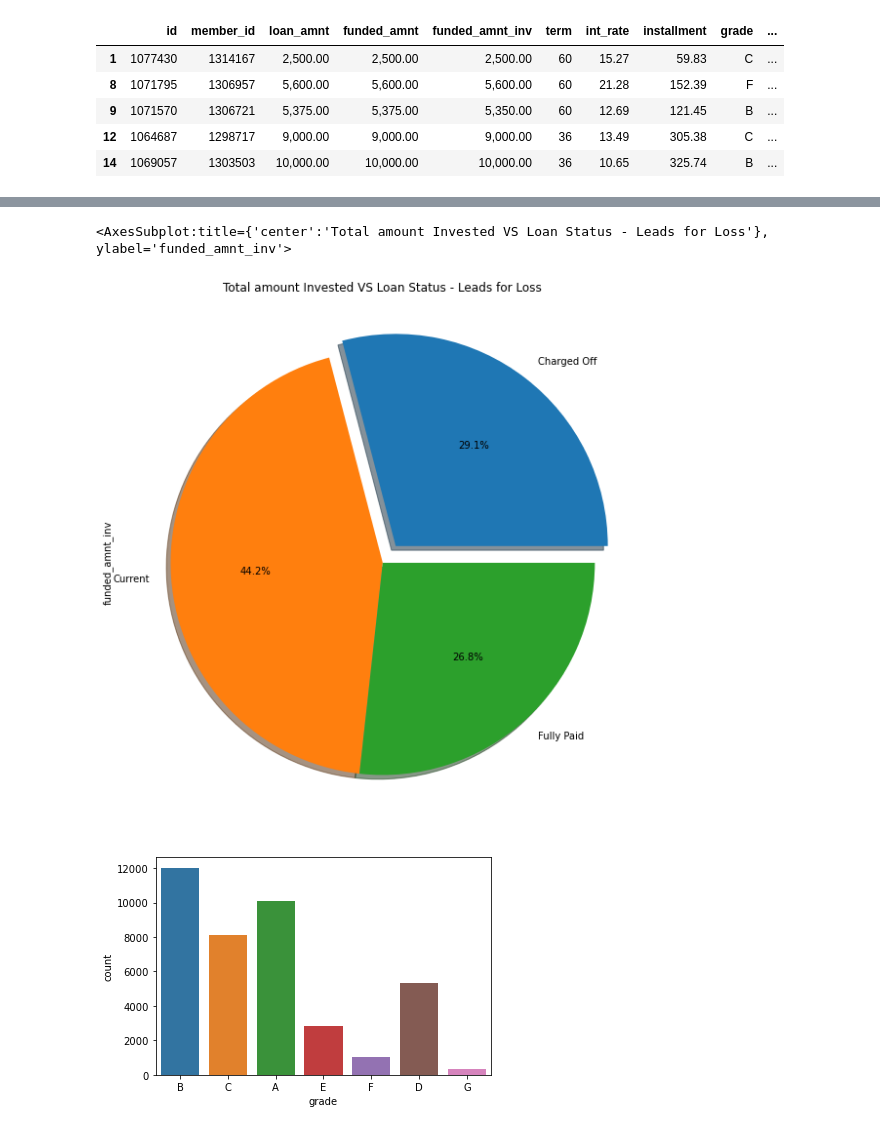
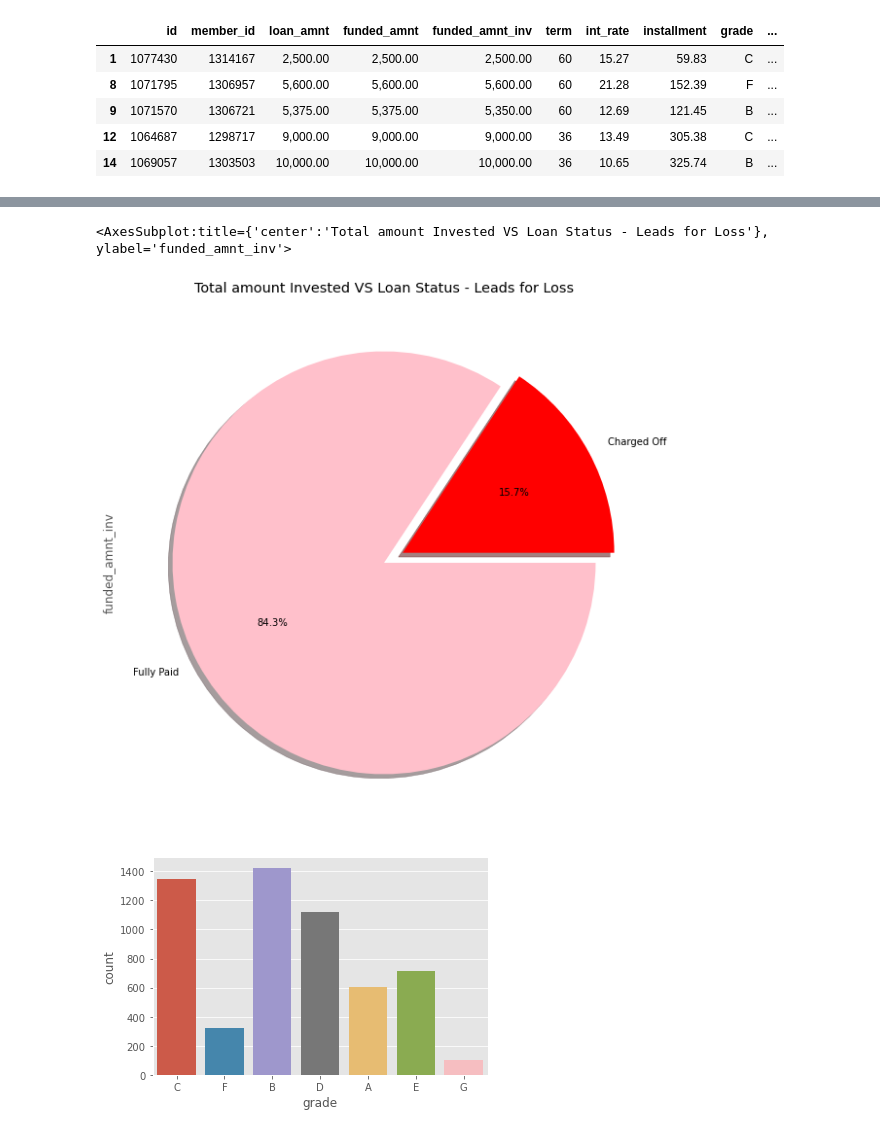
Before and after one commit to aerokhaleel/LendingClub_CaseStudy, a Jupyter notebook: Group_Facilitator_Avasarala_saisrinivas.ipynb, the cells around one changed output, grey strips where cells are left out. Saved outputs shown, nothing was run; the diff lists cells and outputs as text; code cells hidden in the pictures.

```diff
--- a/Group_Facilitator_Avasarala_saisrinivas.ipynb
+++ b/Group_Facilitator_Avasarala_saisrinivas.ipynb
@@ -175,3 +157,5 @@ data.shape
 (39717, 53)
 # %%
 ## cleaning rows - Remove loan status in current
+data.drop(data[data['loan_status'] == 'Current'].index, inplace = True)
+data.shape
@@ -297,0 +291,5 @@ plt.show()
+# %%
+plt.style.use("ggplot")
+sns.histplot(data.funded_amnt_inv, bins=25)
+plt.title("Distribution of Loan amount", fontsize=12)
+plt.show()
@@ -298,5 +298,5 @@ plt.show()
 # %%
 #remove outliner for term 36 > 25000 loan invested from Master
-datatest.drop(datatest[(datatest['funded_amnt_inv'] > 25000) & (datatest['term'] == 36)].index, inplace = True)
+data.drop(data[(data['funded_amnt_inv'] > 25000) & (data['term'] == 36)].index, inplace = True)
 data.shape
 # %% [output]
@@ -312,12 +312,13 @@ for bar in plots.patches:
 # %%
-data.groupby(['loan_status'])['funded_amnt_inv'].mean().plot.pie(y='status', title="Total amount Invested VS Loan Status - Leads for Loss", legend=False, \
-                   autopct='%1.1f%%', explode=(0.1, 0,0), \
-                   shadow=True, startangle=0, figsize=(10,10))
+data.groupby(['loan_status'])['funded_amnt_inv'].sum().plot.pie(y='status', title="Total amount Invested VS Loan Status - Leads for Loss", legend=False, \
+                   autopct='%1.1f%%', explode=(0.1,0), \
+                   shadow=True, startangle=0, figsize=(10,10),colors = ['red', 'pink'] )
 # %% [output]
 <AxesSubplot:title={'center':'Total amount Invested VS Loan Status - Leads for Loss'}, ylabel='funded_amnt_inv'>
-[figure, old version]
+[figure, new version]
 # %%
-sns.countplot(x='grade', data=data)
+# Grade B & C are likey factor for defaulter
+sns.countplot(x='grade', data=data_chargeoff)
 plt.show()
 # %% [output]
-[figure, old version]
+[figure, new version]
```
Also changed, not shown: parts of 30 cells of this notebook.
